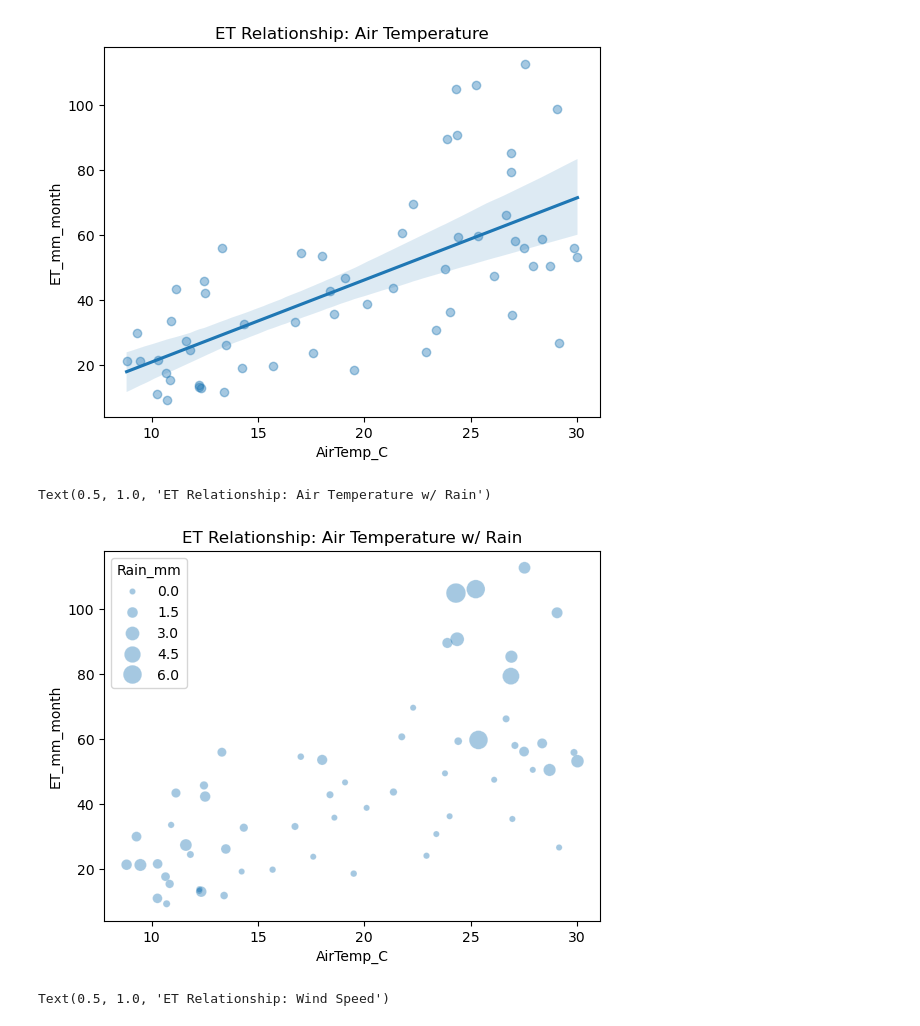
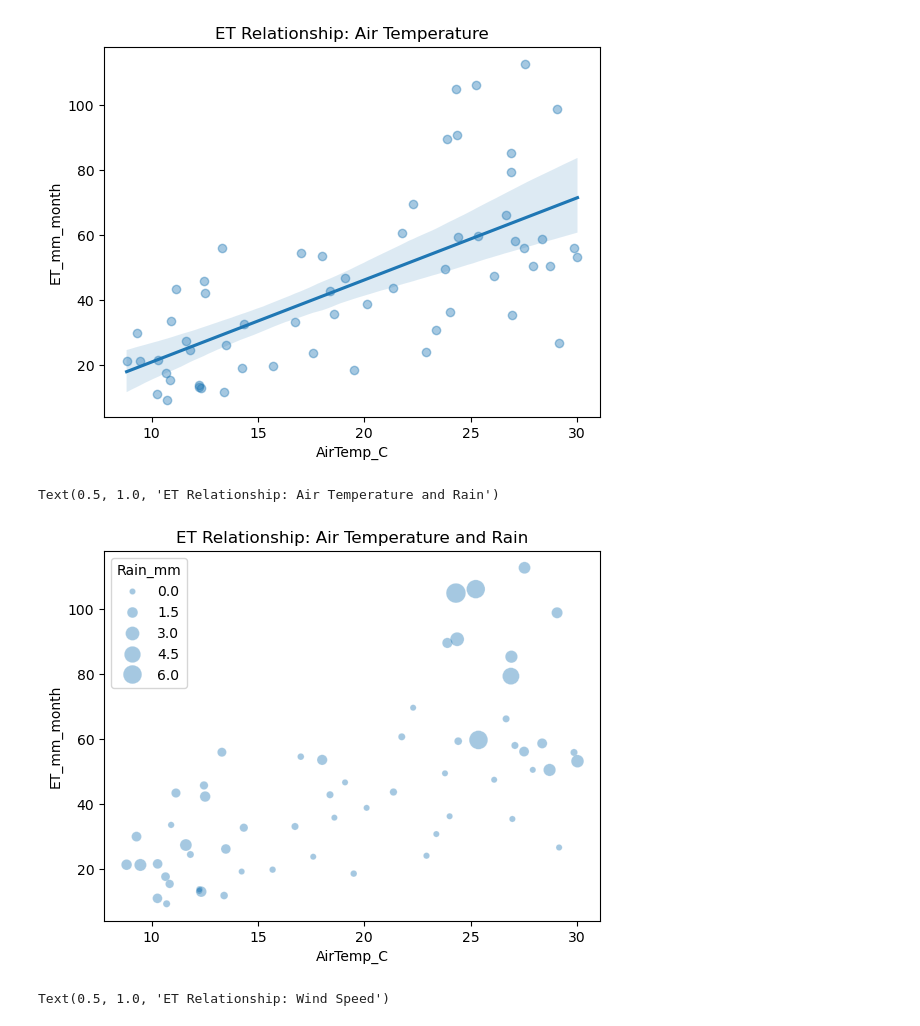
Before and after one commit to bcf0030/eda-project-evapotranspiration, a Jupyter notebook: data_exploration.ipynb, the cells around one changed output. Cells and saved outputs as stored; diff of their text form; code cells hidden in the pictures.

Commit message:
Organized plots and added comments

```diff
--- a/data_exploration.ipynb
+++ b/data_exploration.ipynb
@@ -51,9 +89,12 @@ plt.title('ET Relationship: Air Temperature')
 Text(0.5, 1.0, 'ET Relationship: Air Temperature')
 [figure]
 # %%
-sns.scatterplot(data=df_clean, x='AirTemp_C', y='ET_mm_month', size='Rain_mm', sizes=(20, 200), alpha=0.4)
-plt.title('ET Relationship: Air Temperature w/ Rain')
+# Show ET vs Air Temperature and Rain Relationship
+sns.scatterplot(
+    data=df_clean, x="AirTemp_C", y="ET_mm_month", size="Rain_mm", sizes=(20, 200), alpha=0.4
+)
+plt.title("ET Relationship: Air Temperature and Rain")
 # %% [output]
-Text(0.5, 1.0, 'ET Relationship: Air Temperature w/ Rain')
+Text(0.5, 1.0, 'ET Relationship: Air Temperature and Rain')
-[figure, old version]
+[figure, new version]
 # %%
```
Also changed, not shown: parts of 18 cells of this notebook.
